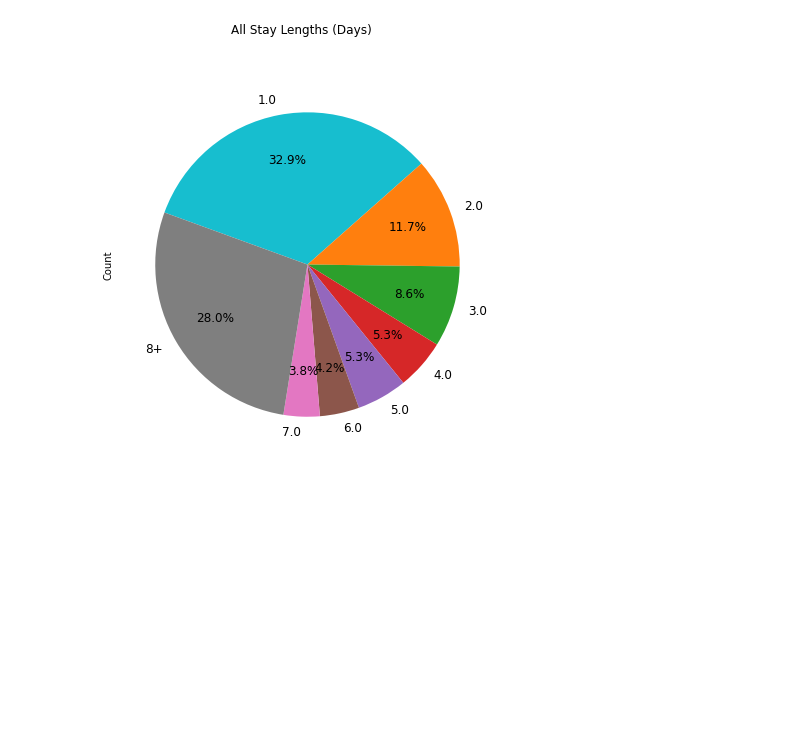
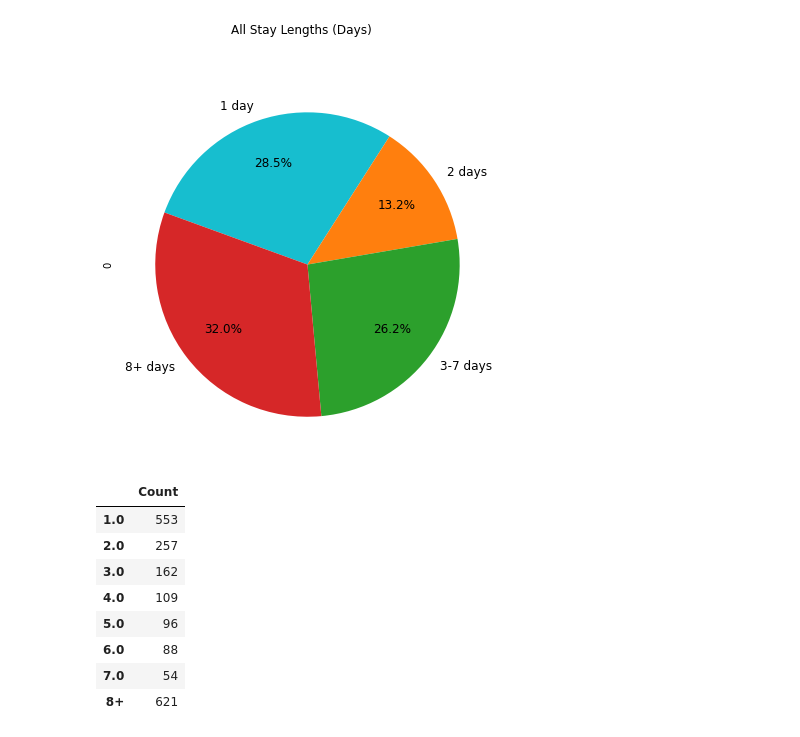
Before and after one commit to DeepWeave/jail-stays, a Jupyter notebook: jail-stays.ipynb, the cells around one changed output. Saved outputs shown, nothing was run; the diff lists cells and outputs as text; code cells hidden in the pictures; blank space fills up the shorter version.

```diff
--- a/jail-stays.ipynb
+++ b/jail-stays.ipynb
@@ -37,14 +73,30 @@ stays
+# %%
+tmp = stays.groupby("days")["days"].count().sort_index()
+xdays = pd.concat([tmp.iloc[:2].copy(),pd.DataFrame([[tmp.iloc[2:7].sum()]], index=['3-7']), pd.DataFrame([[tmp.iloc[7:].sum()]], index=['8+'])])
+#xdays.columns=['Count']
+xdays.index = ['1 day', '2 days', '3-7 days', '8+ days']
+colors=['tab:cyan', 'tab:orange', 'tab:green', 'tab:red', 'tab:purple',
+       'tab:brown', 'tab:pink', 'tab:gray', 'tab:olive', 'tab:blue', ]
+xfig = xdays.plot.pie(subplots=True, title="All Stay Lengths (Days)", counterclock=False,
+                  legend=False, autopct='%1.1f%%', pctdistance=.7, figsize=[7,7],
+                  startangle=160, colors=colors, fontsize=12)
+# %% [output]
+[figure, added]
 # %%
 tmp = stays.groupby("days")["days"].count().sort_index()
 days = pd.concat([tmp.iloc[:7].copy(), pd.DataFrame([[tmp.iloc[7:].sum()]], index=['8+'])])
 days.columns=['Count']
-colors=['tab:cyan', 'tab:orange', 'tab:green', 'tab:red', 'tab:purple',
-        'tab:brown', 'tab:pink', 'tab:gray', 'tab:olive', 'tab:blue', ]
-fig = days.plot.pie(subplots=True, title="All Stay Lengths (Days)", counterclock=False,
-                  legend=False, autopct='%1.1f%%', pctdistance=.7, figsize=[7,7],
-                  startangle=160, colors=colors, fontsize=12)
+days
 # %% [output]
-[figure, removed]
+|  | Count |
+| 1.0 | 553 |
+| 2.0 | 257 |
+| 3.0 | 162 |
+| 4.0 | 109 |
+| 5.0 | 96 |
+| 6.0 | 88 |
+| 7.0 | 54 |
+| 8+ | 621 |
 # %%
 tmp = stays.loc[stays["race"] == "B"].groupby("days")["days"].count().sort_index()
 daysB = pd.concat([tmp.iloc[:7].copy(), pd.DataFrame([[tmp.iloc[7:].sum()]], index=['8+'])])
```
Also changed, not shown: parts of 13 cells of this notebook, 5 other files.
